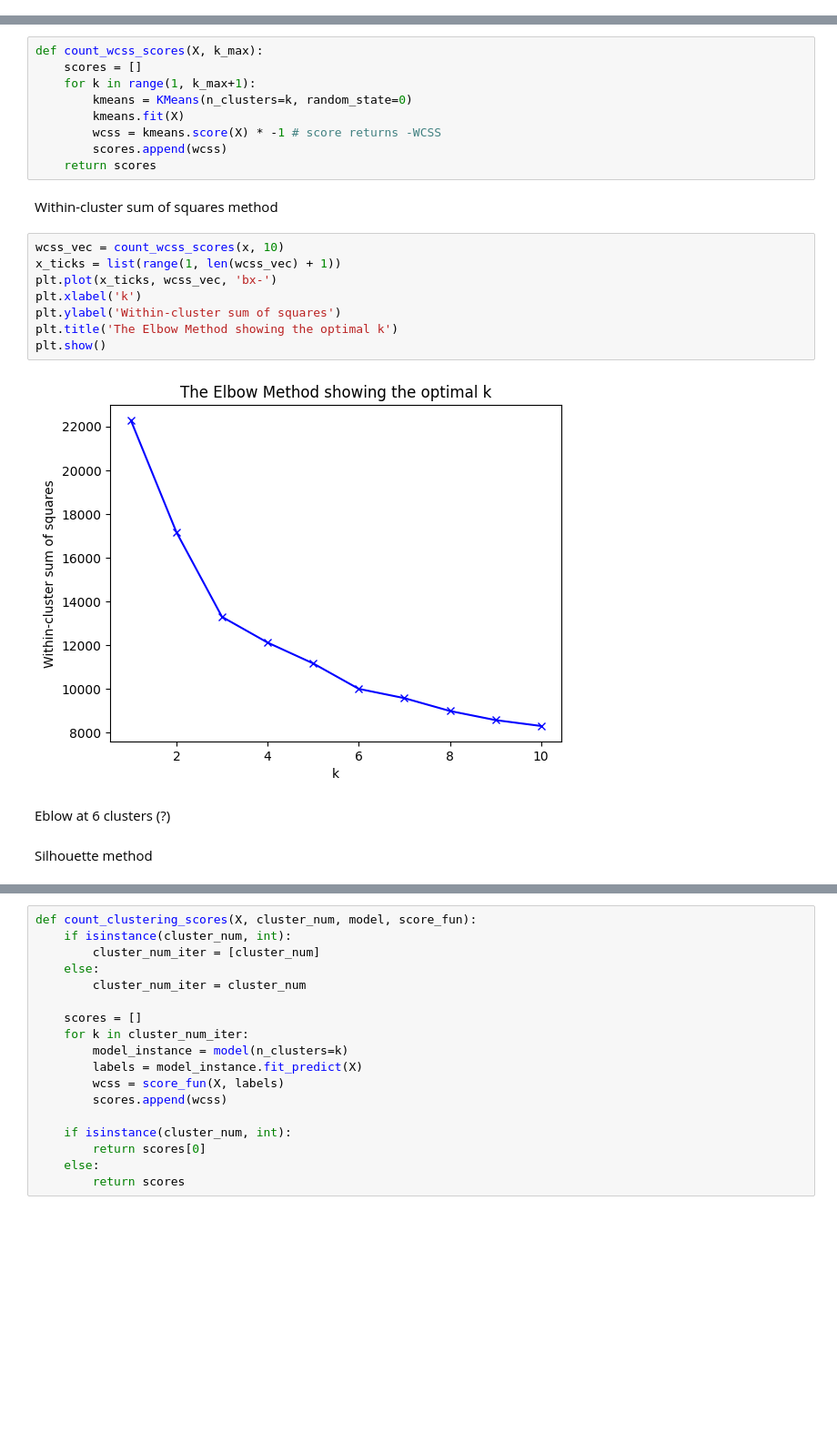
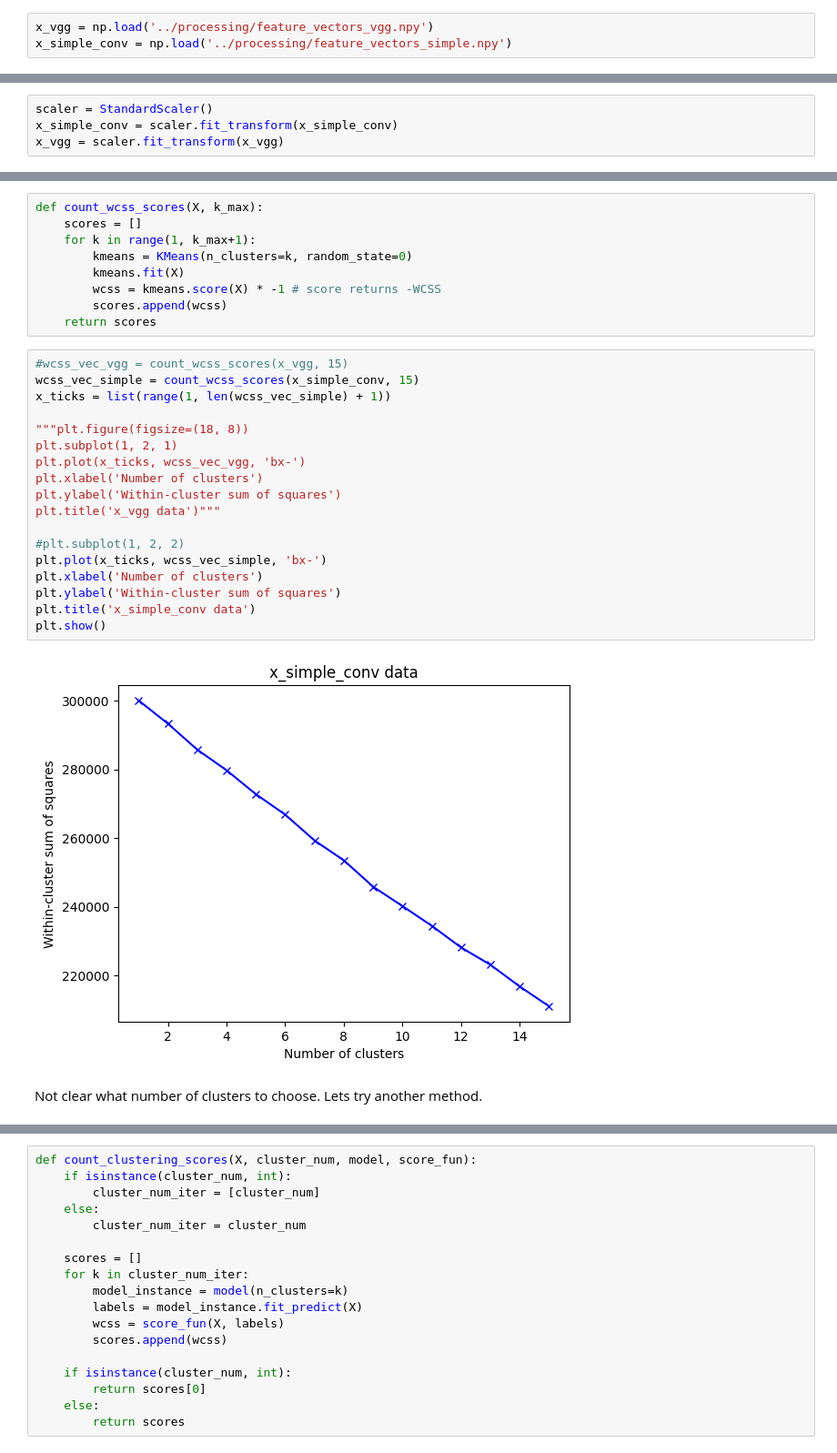
Before and after one commit to piechotam/Galaxies-Clusterization, a Jupyter notebook: clustering/clustering.ipynb, the cells around one changed output, grey strips where cells are left out. Shown at 91% size. Cells and saved outputs as stored; diff of their text form; blank space fills up the shorter version.

```diff
--- a/clustering/clustering.ipynb
+++ b/clustering/clustering.ipynb
@@ -24,0 +22,3 @@ x.shape
+# %%
+x_vgg = np.load('../processing/feature_vectors_vgg.npy')
+x_simple_conv = np.load('../processing/feature_vectors_simple.npy')
@@ -25 +33,5 @@ x.shape
+# %%
+scaler = StandardScaler()
+x_simple_conv = scaler.fit_transform(x_simple_conv)
+x_vgg = scaler.fit_transform(x_vgg)
 # %% [markdown]
@@ -33,19 +47,25 @@ def count_wcss_scores(X, k_max):
         wcss = kmeans.score(X) * -1 # score returns -WCSS
         scores.append(wcss)
     return scores
-# %% [markdown]
-Within-cluster sum of squares method
-# %%
-wcss_vec = count_wcss_scores(x, 10)
-x_ticks = list(range(1, len(wcss_vec) + 1))
-plt.plot(x_ticks, wcss_vec, 'bx-')
-plt.xlabel('k')
-plt.ylabel('Within-cluster sum of squares')
-plt.title('The Elbow Method showing the optimal k')
-plt.show()
-# %% [output]
-[figure, removed]
-# %% [markdown]
-Eblow at 6 clusters (?)
-# %% [markdown]
-Silhouette method
+# %%
+#wcss_vec_vgg = count_wcss_scores(x_vgg, 15)
+wcss_vec_simple = count_wcss_scores(x_simple_conv, 15)
+x_ticks = list(range(1, len(wcss_vec_simple) + 1))
+
+"""plt.figure(figsize=(18, 8))
+plt.subplot(1, 2, 1)
+plt.plot(x_ticks, wcss_vec_vgg, 'bx-')
+plt.xlabel('Number of clusters')
+plt.ylabel('Within-cluster sum of squares')
+plt.title('x_vgg data')"""
+
+#plt.subplot(1, 2, 2)
+plt.plot(x_ticks, wcss_vec_simple, 'bx-')
+plt.xlabel('Number of clusters')
+plt.ylabel('Within-cluster sum of squares')
+plt.title('x_simple_conv data')
+plt.show()
+# %% [output]
+[figure, added]
+# %% [markdown]
+Not clear what number of clusters to choose. Lets try another method.
```
Also changed, not shown: parts of 24 cells of this notebook, 6 other files.
